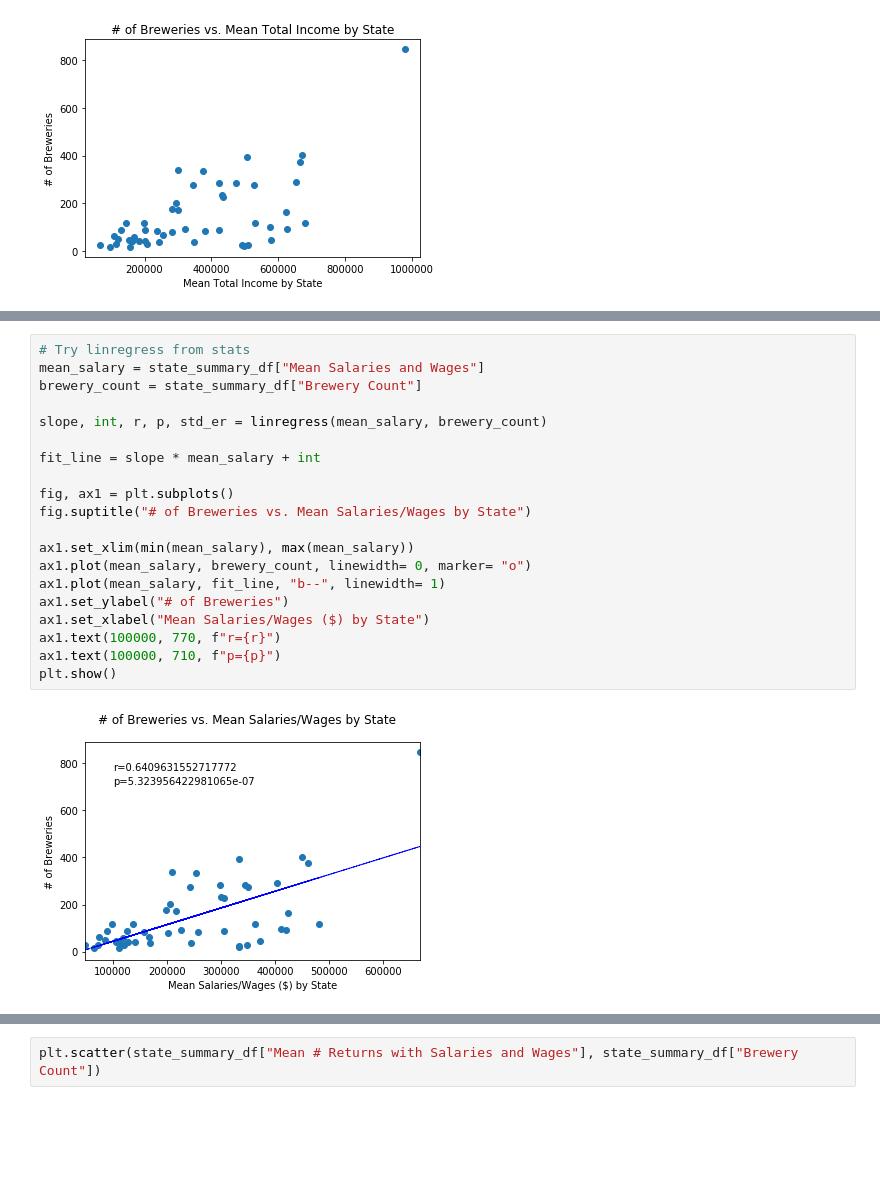
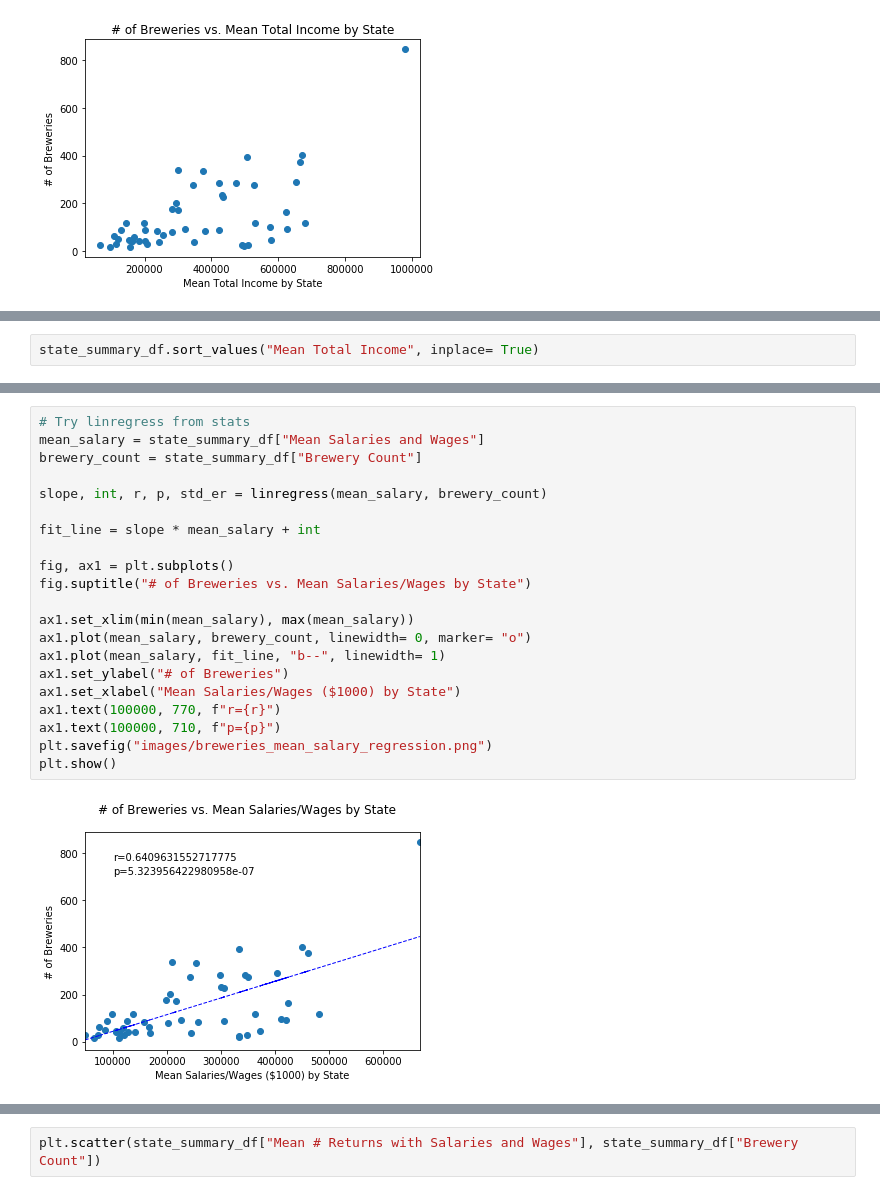
Before and after one commit to sjlapan/Economic_Predictors_of_Brewery_Success, a Jupyter notebook: Brewery_and_Tax_Data_by_State_EDA_LaPan.ipynb, the cells around one changed output, grey strips where cells are left out. Saved outputs shown, nothing was run; the diff lists cells and outputs as text; blank space fills up the shorter version.

```diff
--- a/Brewery_and_Tax_Data_by_State_EDA_LaPan.ipynb
+++ b/Brewery_and_Tax_Data_by_State_EDA_LaPan.ipynb
@@ -213,0 +215,2 @@ plt.show()
+# %%
+state_summary_df.sort_values("Mean Total Income", inplace= True)
@@ -231,23 +237,24 @@ plt.show()
 # %%
 # Try linregress from stats
 mean_salary = state_summary_df["Mean Salaries and Wages"]
 brewery_count = state_summary_df["Brewery Count"]
 
 slope, int, r, p, std_er = linregress(mean_salary, brewery_count)
 
 fit_line = slope * mean_salary + int
 
 fig, ax1 = plt.subplots()
 fig.suptitle("# of Breweries vs. Mean Salaries/Wages by State")
 
 ax1.set_xlim(min(mean_salary), max(mean_salary))
 ax1.plot(mean_salary, brewery_count, linewidth= 0, marker= "o")
 ax1.plot(mean_salary, fit_line, "b--", linewidth= 1)
 ax1.set_ylabel("# of Breweries")
-ax1.set_xlabel("Mean Salaries/Wages ($) by State")
+ax1.set_xlabel("Mean Salaries/Wages ($1000) by State")
 ax1.text(100000, 770, f"r={r}")
 ax1.text(100000, 710, f"p={p}")
+plt.savefig("images/breweries_mean_salary_regression.png")
 plt.show()
 # %% [output]
-[figure, old version]
+[figure, new version]
 # %%
```
Also changed, not shown: parts of 5 cells of this notebook, 4 other files.
